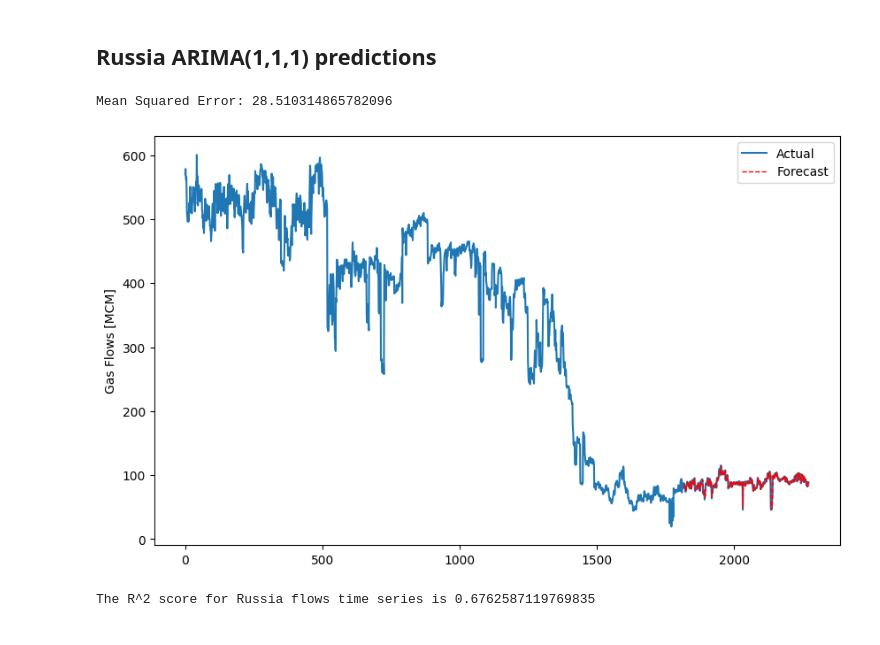
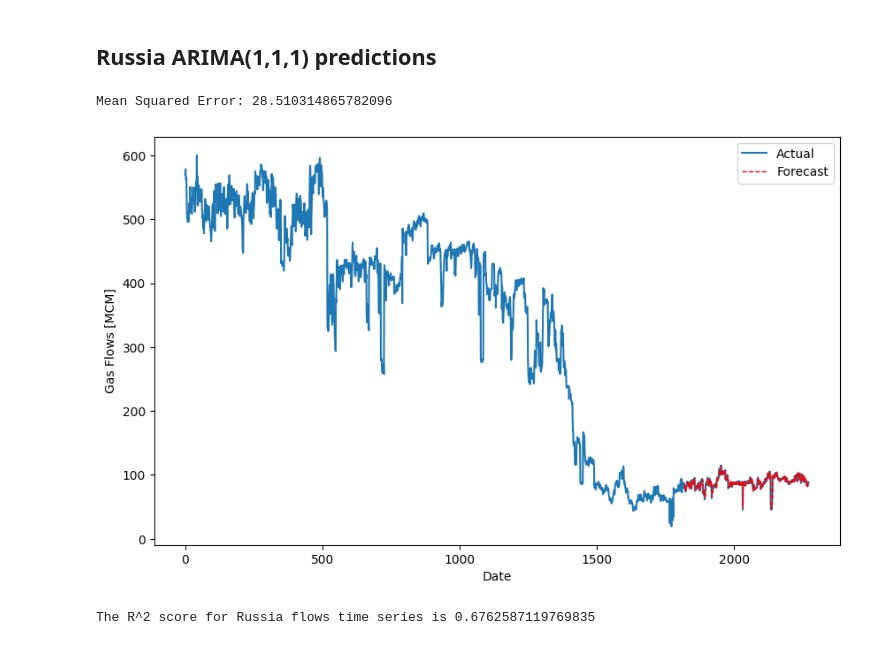
Before and after one commit to bassem-1/European-Gas-Imports, a Jupyter notebook: Main-code.ipynb, the cells around one changed output. Drawn from its saved outputs; the diff is of its cells as text; code cells hidden in the pictures.

```diff
--- a/Main-code.ipynb
+++ b/Main-code.ipynb
@@ -113,35 +113,36 @@ value= 'Russia'
 
 
 # Fitting ARIMA model
 predictions = []
 history = [x for x in train[value]]
 
 for t in range(len(test)):
     model = ARIMA(history, order=(1, 1, 1))
 
     model_fit = model.fit()
     output = model_fit.forecast()
     yhat = output[0]
     predictions.append(yhat)
     obs = test[value].iloc[t]
     history.append(obs)
 
 test['predictions'] = predictions
 
 # Evaluating the model
 mse = mean_squared_error(test[value], test['predictions'])
 print(f'Mean Squared Error: {mse}')
 
 # Plotting the results
 plt.figure(figsize=(10, 6))
-plt.plot(df[value], label='Actual')
+plt.plot(df[value],label='Actual')
 plt.plot(test['predictions'], label='Forecast', color='red', linestyle='--', linewidth=1)
 plt.ylabel('Gas Flows [MCM]')
+plt.xlabel('Date')
 plt.legend()
 plt.show()
 # %% [output]
 Mean Squared Error: 28.510314865782096
-[figure, old version]
+[figure, new version]
 # %%
 print('The R^2 score for Russia flows time series is', r2_score(test['Russia'],test['predictions']))
 # %% [output]
```
Also changed, not shown: parts of 26 cells of this notebook.
